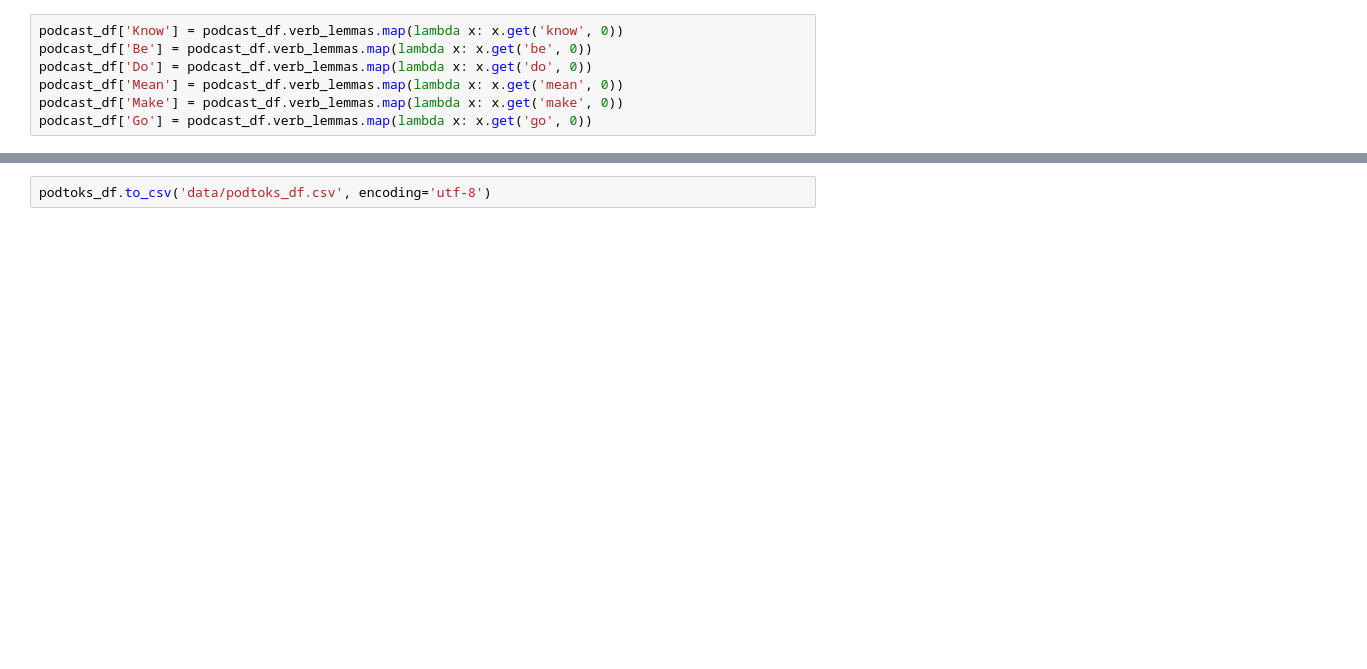
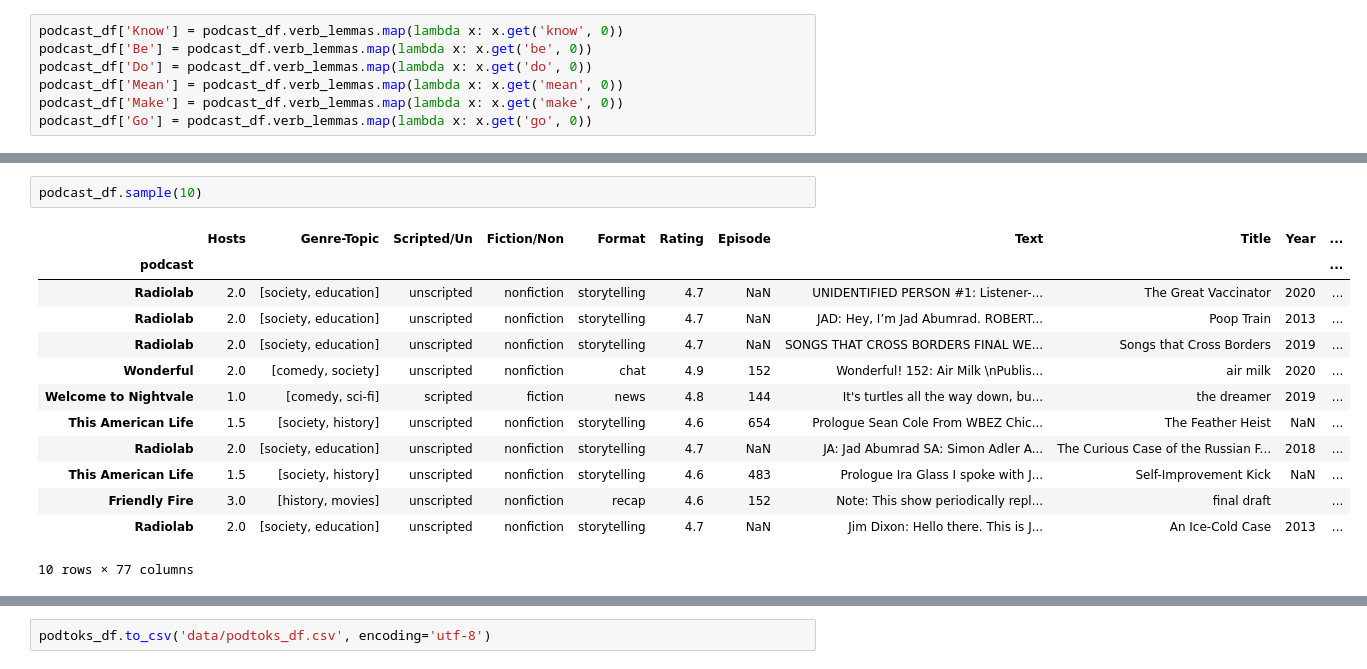
Before and after one commit to Data-Science-for-Linguists-2021/Linguistic-Styles-of-Podcasts, a Jupyter notebook: data.ipynb, the cells around one changed output, grey strips where cells are left out. Saved outputs shown, nothing was run; the diff lists cells and outputs as text; blank space fills up the shorter version.

```diff
--- a/data.ipynb
+++ b/data.ipynb
@@ -1267,0 +1495,16 @@ podcast_df['Avg_sent_len'] = podcast_df.Sent_length.map(avg_sent_len)
+# %%
+podcast_df.sample(10)
+# %% [output]
+|  | Hosts | Genre-Topic | Scripted/Un | Fiction/Non | Format | Rating | Episode | Text | Title | Year | ... |
+| podcast |  |  |  |  |  |  |  |  |  |  | ... |
+| Radiolab | 2.0 | [society, education] | unscripted | nonfiction | storytelling | 4.7 | NaN | UNIDENTIFIED PERSON #1: Listener-... | The Great Vaccinator | 2020 | ... |
+| Radiolab | 2.0 | [society, education] | unscripted | nonfiction | storytelling | 4.7 | NaN | JAD: Hey, I’m Jad Abumrad. ROBERT... | Poop Train | 2013 | ... |
+| Radiolab | 2.0 | [society, education] | unscripted | nonfiction | storytelling | 4.7 | NaN | SONGS THAT CROSS BORDERS FINAL WE... | Songs that Cross Borders | 2019 | ... |
+| Wonderful | 2.0 | [comedy, society] | unscripted | nonfiction | chat | 4.9 | 152 | Wonderful! 152: Air Milk \nPublis... | air milk | 2020 | ... |
+| Welcome to Nightvale | 1.0 | [comedy, sci-fi] | scripted | fiction | news | 4.8 | 144 | It's turtles all the way down, bu... | the dreamer | 2019 | ... |
+| This American Life | 1.5 | [society, history] | unscripted | nonfiction | storytelling | 4.6 | 654 | Prologue Sean Cole From WBEZ Chic... | The Feather Heist | NaN | ... |
+| Radiolab | 2.0 | [society, education] | unscripted | nonfiction | storytelling | 4.7 | NaN | JA: Jad Abumrad SA: Simon Adler A... | The Curious Case of the Russian F... | 2018 | ... |
+| This American Life | 1.5 | [society, history] | unscripted | nonfiction | storytelling | 4.6 | 483 | Prologue Ira Glass I spoke with J... | Self-Improvement Kick | NaN | ... |
+| Friendly Fire | 3.0 | [history, movies] | unscripted | nonfiction | recap | 4.6 | 152 | Note: This show periodically repl... | final draft |  | ... |
+| Radiolab | 2.0 | [society, education] | unscripted | nonfiction | storytelling | 4.7 | NaN | Jim Dixon: Hello there. This is J... | An Ice-Cold Case | 2013 | ... |
+10 rows × 77 columns
```
Also changed, not shown: parts of 117 cells of this notebook, 1 other file.
